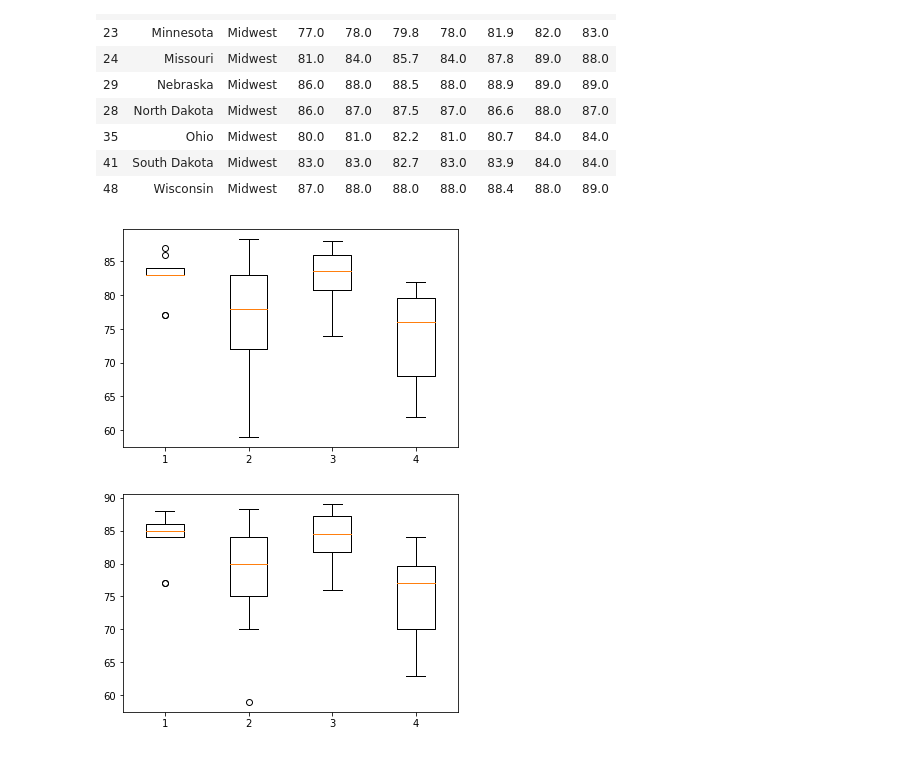
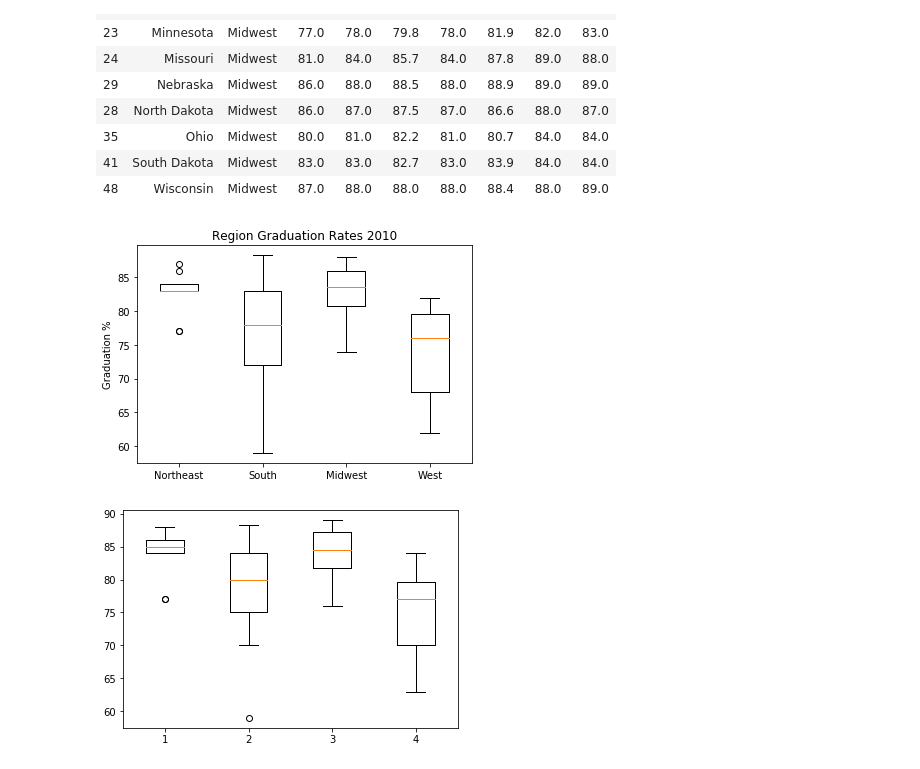
Before and after one commit to ScriptMigo/Project-1, a Jupyter notebook: teacher.ipynb, the cells around one changed output. Drawn from its saved outputs; the diff is of its cells as text; code cells hidden in the pictures.

Commit message:
Added image code for box plots

```diff
--- a/teacher.ipynb
+++ b/teacher.ipynb
@@ -157,16 +380,21 @@ midWestGradRates
 | 41 | South Dakota | Midwest | 83.0 | 83.0 | 82.7 | 83.0 | 83.9 | 84.0 | 84.0 |
 | 48 | Wisconsin | Midwest | 87.0 | 88.0 | 88.0 | 88.0 | 88.4 | 88.0 | 89.0 |
 # %%
+chartLabels = ['Northeast','South','Midwest','West']
 fig1, ax1 = plt.subplots()
+ax1.set_title('Region Graduation Rates 2010')
+ax1.set_ylabel('Graduation %')
 ax1.boxplot([
     gradRatesByStateRegion['2010'][gradRatesByStateRegion['Region'] == 'Northeast'],
     gradRatesByStateRegion['2010'][gradRatesByStateRegion['Region'] == 'South'],
     gradRatesByStateRegion['2010'][gradRatesByStateRegion['Region'] == 'Midwest'],
     gradRatesByStateRegion['2010'][gradRatesByStateRegion['Region'] == 'West'],
-    ])
+    ],labels=chartLabels,)
+dataFilePath = os.path.join(path,"data_files","2010RegionData.png")
+plt.savefig(dataFilePath)
 plt.show()
 # %% [output]
-[figure, old version]
+[figure, new version]
 # %%
 fig1, ax1 = plt.subplots()
 ax1.boxplot([
```
Also changed, not shown: parts of 17 cells of this notebook.
